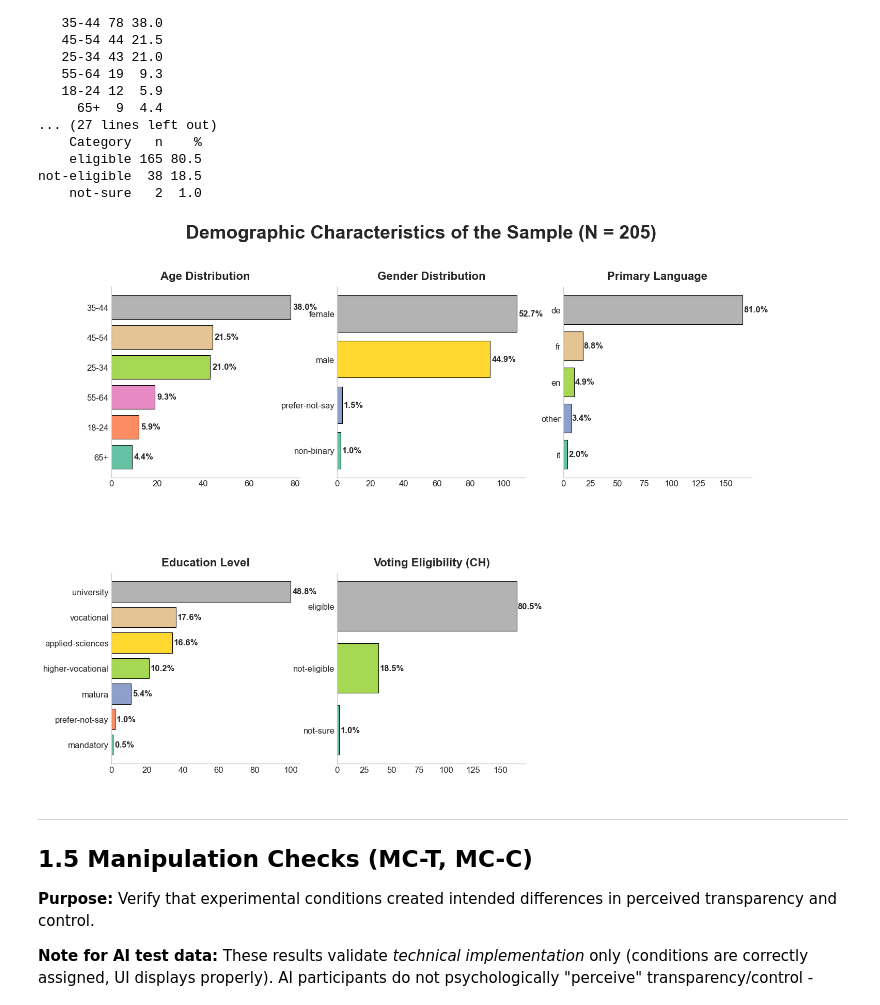
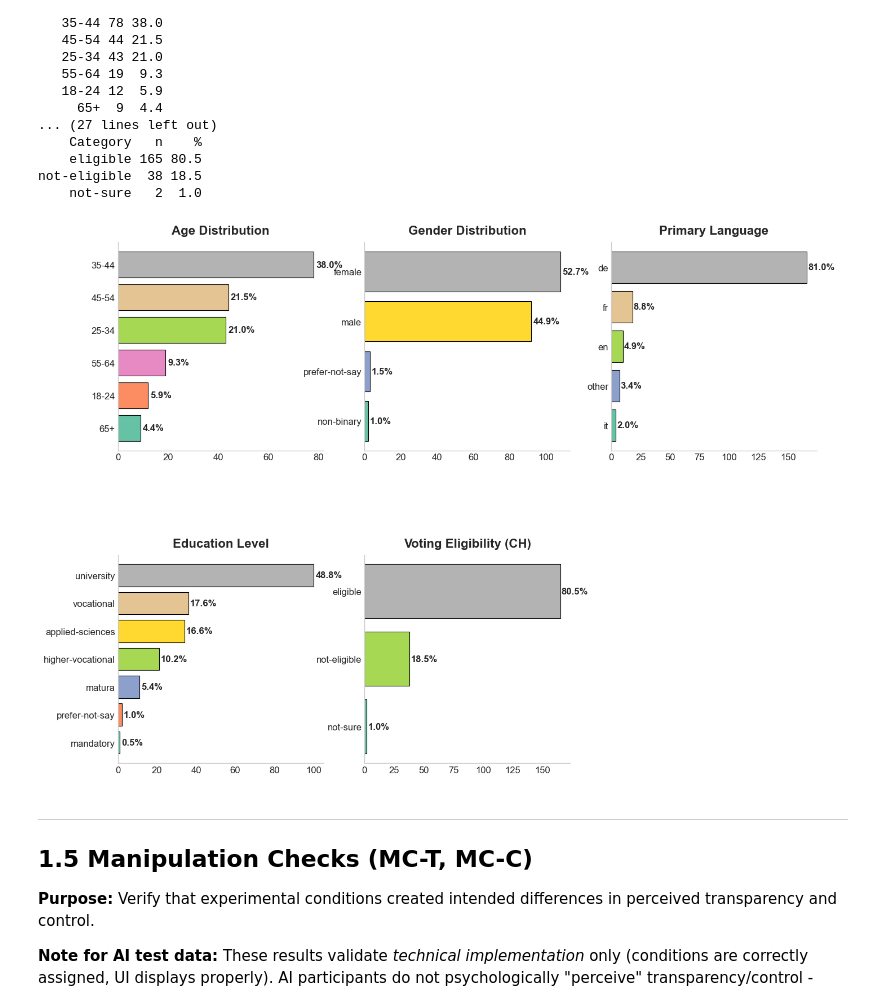
Before and after one commit to pluzgi/chatbot-study, a Jupyter notebook: analysis/phase1_descriptive_statistics.ipynb, the cells around one changed output. Drawn from its saved outputs; the diff is of its cells as text; code cells hidden in the pictures.

```diff
--- a/analysis/phase1_descriptive_statistics.ipynb
+++ b/analysis/phase1_descriptive_statistics.ipynb
@@ -298,8 +296,6 @@ ax.text(0.02, 0.97, f'Overall: {overall_rate:.1f}%', transform=ax.transAxes,
 
 ax.set_ylabel('Donation Rate (%)', fontsize=14, color='black', fontweight='bold')
 ax.set_xlabel('Condition', fontsize=14, color='black', fontweight='bold')
-ax.set_title('Data Donation Rates by Experimental Condition',
-             fontsize=16, fontweight='bold', pad=20)
 ax.set_ylim(0, 115)
 ax.spines['top'].set_visible(False)
 ax.spines['right'].set_visible(False)
@@ -408,36 +403,34 @@ demo_vars = [
     ('eligible_to_vote_ch', 'Voting Eligibility (CH)')
 ]
 
 for idx, (var, title) in enumerate(demo_vars):
     ax = axes[idx // 3, idx % 3]
     ax.grid(False)
     ax.set_facecolor('white')
     ax.spines['top'].set_visible(False)
     ax.spines['right'].set_visible(False)
     key = f'{var}_overall'
     if key in demographics:
         data = demographics[key]
         data_sorted = data.sort_values('n', ascending=True)
 
         bars = ax.barh(data_sorted['Category'].astype(str), data_sorted['n'],
                        color=plt.cm.Set2(np.linspace(0, 1, len(data_sorted))),
                        edgecolor='black', linewidth=0.8)
         ax.set_title(title, fontsize=16, fontweight='bold', pad=10)
         ax.tick_params(axis='both', labelsize=12)
 
         for bar, pct in zip(bars, data_sorted['%'].values):
             ax.text(bar.get_width() + 1, bar.get_y() + bar.get_height()/2,
                     f'{pct:.1f}%', va='center', fontsize=12, fontweight='bold')
 
 axes[1, 2].axis('off')
 
-plt.suptitle('Demographic Characteristics of the Sample (N = 205)',
-             fontsize=26, fontweight='bold', y=0.98)
 plt.tight_layout()
 plt.savefig('output/phase1/fig_demographics.png', dpi=150, bbox_inches='tight')
 plt.show()
 # %% [output]
-[figure, old version]
+[figure, new version]
 # %% [markdown]
 ---
 ## 1.5 Manipulation Checks (MC-T, MC-C)
```
Also changed, not shown: parts of 8 cells of this notebook, 2 other files.
